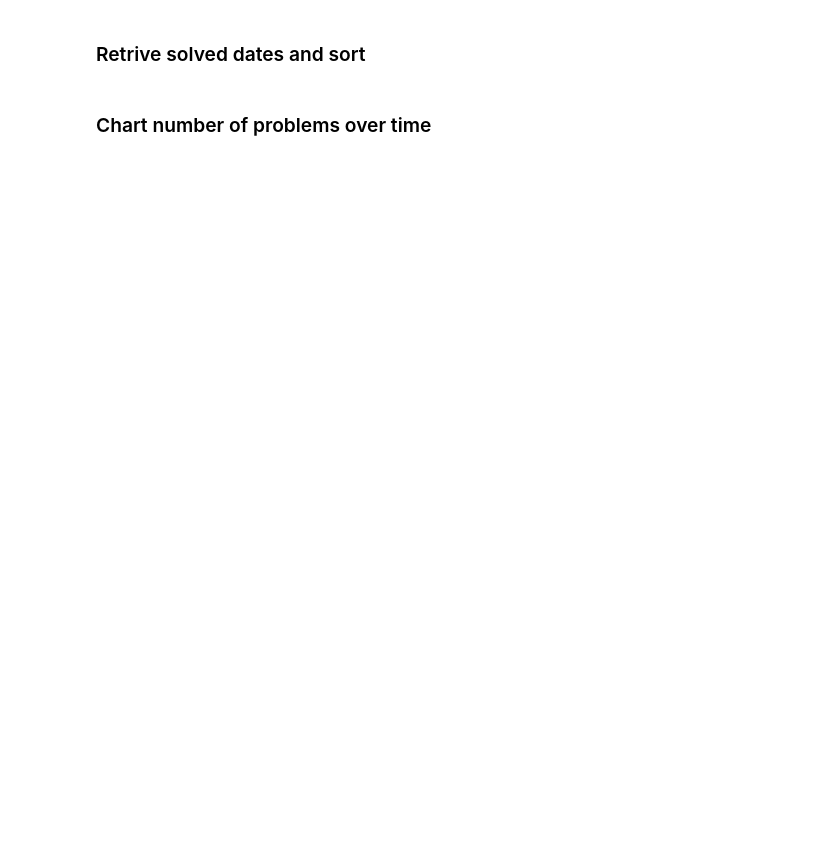
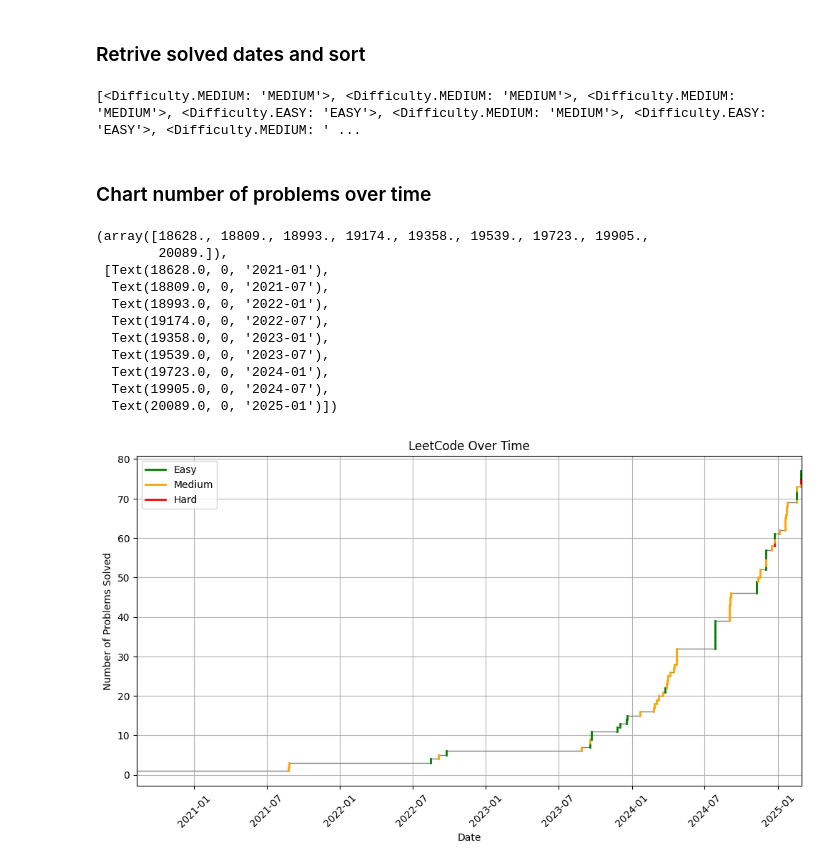
Before and after one commit to cmf3673/leetcode-analytics, a Jupyter notebook: chart.ipynb, the cells around one changed output. Saved outputs shown, nothing was run; the diff lists cells and outputs as text; code cells hidden in the pictures; blank space fills up the shorter version.

Commit message:
Add difficulty coloring

```diff
--- a/chart.ipynb
+++ b/chart.ipynb
@@ -8,32 +24,79 @@ problems = await get_problems()
 # %% [markdown]
 ### Retrive solved dates and sort
 # %%
-solved_dates = [problem.solved_date for problem in problems if problem.solved_date]
+solved_dates_difficulty = [(problem.solved_date, problem.difficulty) for problem in problems if problem.solved_date]
 
-# Sort dates
-solved_dates.sort()
+# Sort by dates
+solved_dates_difficulty.sort(key=lambda x: x[0])
+
+solved_dates = [t[0] for t in solved_dates_difficulty]
+difficulties = [t[1] for t in solved_dates_difficulty]
+print(difficulties)
 
 # Create cumulative count
 cumulative_counts = list(range(1, len(solved_dates) + 1))
+# %% [output]
+[<Difficulty.MEDIUM: 'MEDIUM'>, <Difficulty.MEDIUM: 'MEDIUM'>, <Difficulty.MEDIUM: 'MEDIUM'>, <Difficulty.EASY: 'EASY'>, <Difficulty.MEDIUM: 'MEDIUM'>, <Difficulty.EASY: 'EASY'>, <Difficulty.MEDIUM: ' ...
 # %% [markdown]
 ### Chart number of problems over time
 # %%
 import matplotlib.pyplot as plt
+from matplotlib.lines import Line2D
 from datetime import datetime
+
+from models.enums import Difficulty
+
 # set date range
 start_date = None # example: datetime(2024, 1, 1)
 end_date = None # example: datetime(2025, 1, 1)
 
 # default dates
 if not start_date: start_date = solved_dates[0]
 if not end_date: end_date = datetime.now()
 
 plt.figure(figsize=(12, 6))
-plt.plot(solved_dates, cumulative_counts, '-b', drawstyle='steps-post')
+
+# Colormap for difficulties
+difficulty_colors = {
+    Difficulty.EASY: 'green',
+    Difficulty.MEDIUM: 'orange',
+    Difficulty.HARD: 'red'
+}
+
+plt.step(solved_dates, cumulative_counts, where='post', color='gray', linewidth=1)
+
+# Plot colored vertical lines at each step
+for i in range(len(solved_dates) - 1):
+    if cumulative_counts[i] != cumulative_counts[i+1]:  # Only if there's a vertical segment
+        plt.plot([solved_dates[i+1], solved_dates[i+1]],
+                [cumulative_counts[i], cumulative_counts[i+1]],
+                color=difficulty_colors[difficulties[i+1]],
+                linewidth=2)
+
+legend_elements = [
+    Line2D([0], [0], color='green', lw=2, label='Easy'),
+    Line2D([0], [0], color='orange', lw=2, label='Medium'),
+    Line2D([0], [0], color='red', lw=2, label='Hard')
+]
+plt.legend(handles=legend_elements)
+
 plt.title('LeetCode Over Time')
 plt.xlabel('Date')
 plt.ylabel('Number of Problems Solved')
 plt.grid(True)
 plt.xlim(start_date, end_date)
 
 plt.xticks(rotation=45)
+# %% [output]
+(array([18628., 18809., 18993., 19174., 19358., 19539., 19723., 19905.,
+        20089.]),
+ [Text(18628.0, 0, '2021-01'),
+  Text(18809.0, 0, '2021-07'),
+  Text(18993.0, 0, '2022-01'),
+  Text(19174.0, 0, '2022-07'),
+  Text(19358.0, 0, '2023-01'),
+  Text(19539.0, 0, '2023-07'),
+  Text(19723.0, 0, '2024-01'),
+  Text(19905.0, 0, '2024-07'),
+  Text(20089.0, 0, '2025-01')])
+[figure, added]
```
Also changed, not shown: parts of 2 cells of this notebook, 6 other files.
